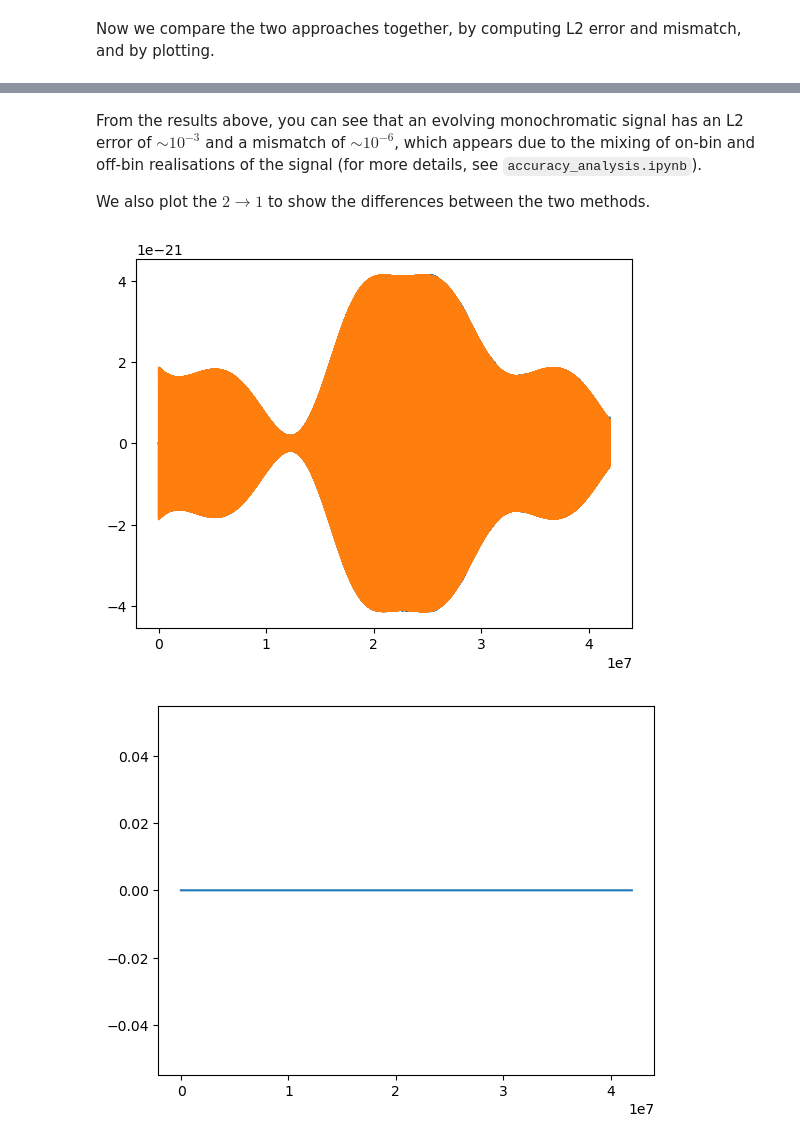
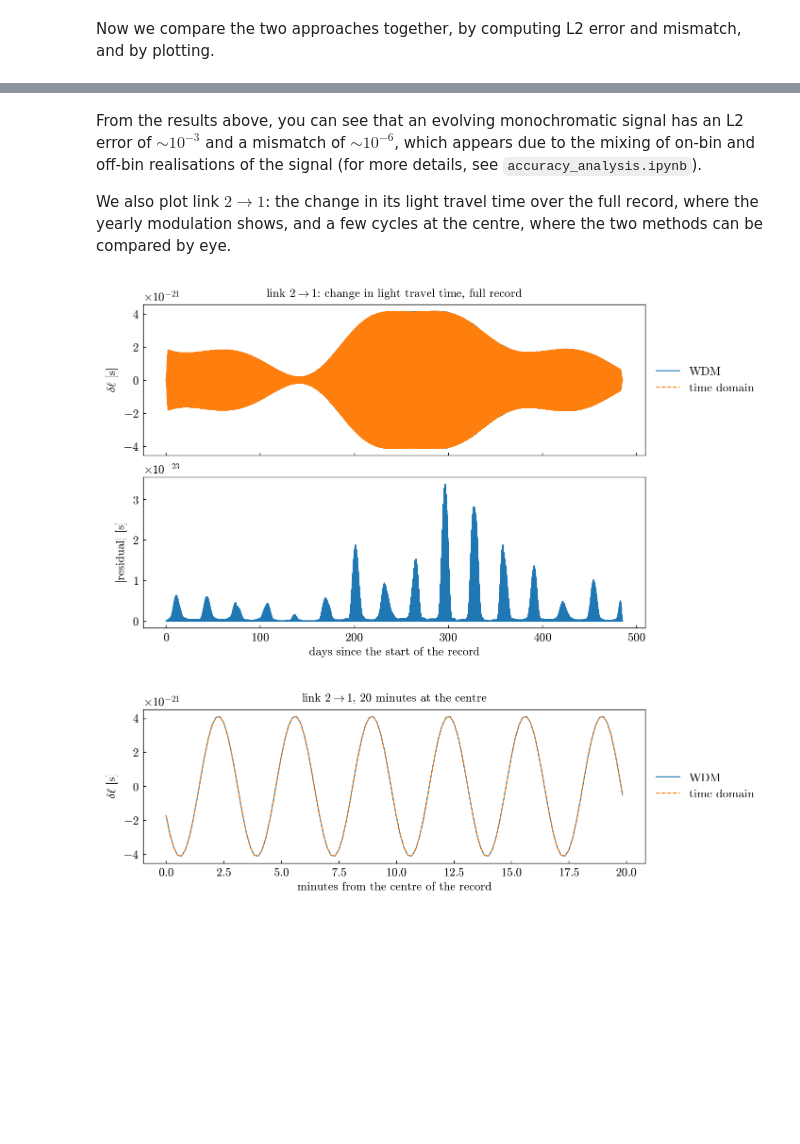
Before and after one commit to tomaszkinowski/WDM_LISAresponse, a Jupyter notebook: examples/getting_started.ipynb, the cells around one changed output, grey strips where cells are left out. Cells and saved outputs as stored; diff of their text form; code cells hidden in the pictures; blank space fills up the shorter version.

Commit message:
Small changes to getting_started

```diff
--- a/examples/getting_started.ipynb
+++ b/examples/getting_started.ipynb
@@ -124,8 +193,12 @@ We compute the response for our supplied waveform. The default calculation takes
 
 By default, we calculate all six links, if you want to compute a subset, use the `utils.py` function `Link`.
 # %%
-wdm_one_arm_responses = response(theta=theta, phi=phi, h_plus=wdm_h_plus, h_cross=wdm_h_cross)
+start = time.perf_counter()
+wdm_one_arm_responses = jax.block_until_ready(
+    response(theta=theta, phi=phi, h_plus=wdm_h_plus, h_cross=wdm_h_cross))
+first_call = time.perf_counter() - start
 
 print(wdm_one_arm_responses.shape)
+print(f"{first_call:.1f} s, including JAX compilation on this first call")
 # %% [output]
 (6, 32796, 128)
@@ -144,8 +221,11 @@ print(wdm_one_arm_response_12.shape)
 # %% [markdown]
 We compute the time domain response, note that this method is slower.
 # %%
-td_one_arm_responses = response.one_arm_response_time_domain(theta = theta, phi=phi, h_plus=h_plus_pad, h_cross=h_cross_pad)
+start = time.perf_counter()
+td_one_arm_responses = jax.block_until_ready(response.one_arm_response_time_domain(
+    theta=theta, phi=phi, h_plus=h_plus_pad, h_cross=h_cross_pad))
 
 print(td_one_arm_responses.shape)
+print(f"{time.perf_counter() - start:.1f} s")
 # %% [output]
 (6, 4197888)
@@ -193,21 +274,42 @@ Link(1->2)
 # %% [markdown]
 From the results above, you can see that an evolving monochromatic signal has an L2 error of $\sim 10^{-3}$ and a mismatch of $\sim 10^{-6}$, which appears due to the mixing of on-bin and off-bin realisations of the signal (for more details, see `accuracy_analysis.ipynb`).
 
-We also plot the $2\rightarrow 1$ to show the differences between the two methods.
+We also plot link $2\rightarrow 1$: the change in its light travel time over the full record, where the yearly modulation shows, and a few cycles at the centre, where the two methods can be compared by eye.
 # %%
-wdm_one_arm_response_12_in_td = wdm.idwt(wdm_one_arm_responses[0,:])
-td_one_arm_response_12 = td_one_arm_responses[0,:]
+# Row 0 is link 2 -> 1 (sender 2, receiver 1).
+wdm_one_arm_response_21_in_td = np.asarray(wdm.idwt(wdm_one_arm_responses[0]))
+td_one_arm_response_21 = np.asarray(td_one_arm_responses[0])
 
-#we plot the signal for a range of 30 days starting from the centre of the data stream.
+# The full record, on the rows the mismatch above is computed on. The mHz
+# oscillation is far too fast to resolve here, but the width of the band follows
+# its amplitude, which is modulated over the year as the constellation turns.
+interior = slice(cut_info["rows_cut_left"] * Nf,
+                 (cut_info["wdm_Nt"] - cut_info["rows_cut_right"]) * Nf)
+days = (times_pad[interior] - t0) / 86400
 
-plt.plot(times_pad-t0, wdm_one_arm_response_12_in_td)
-plt.plot(times_pad-t0, td_one_arm_response_12)
+fig, axes = plt.subplots(2, 1, figsize=(7, 4), sharex=True, layout="constrained")
+axes[0].plot(days, wdm_one_arm_response_21_in_td[interior], label="WDM")
+axes[0].plot(days, td_one_arm_response_21[interior], ls="--", label="time domain")
+axes[0].set(ylabel=r"$\delta\ell$ [s]",
+            title=r"link $2 \rightarrow 1$: change in light travel time, full record")
+axes[0].legend(loc="center left", bbox_to_anchor=(1, 0.5))
+
+axes[1].plot(days, np.abs(td_one_arm_response_21 - wdm_one_arm_response_21_in_td)[interior])
+axes[1].set(xlabel="days since the start of the record", ylabel=r"$|$residual$|$ [s]")
 plt.show()
 
-#residual of the two links
+# A few cycles at the centre, where the two curves can be told apart.
+centre = len(times_pad) // 2
+zoom = slice(centre, centre + int(20 * 60 / dt))
+minutes = (times_pad[zoom] - times_pad[centre]) / 60
 
-plt.plot(times_pad-t0, np.abs(td_one_arm_response_12-td_one_arm_response_12))
+fig, ax = plt.subplots(figsize=(7, 2.2), layout="constrained")
+ax.plot(minutes, wdm_one_arm_response_21_in_td[zoom], label="WDM")
+ax.plot(minutes, td_one_arm_response_21[zoom], ls="--", label="time domain")
+ax.set(xlabel="minutes from the centre of the record", ylabel=r"$\delta\ell$ [s]",
+       title=r"link $2 \rightarrow 1$, 20 minutes at the centre")
+ax.legend(loc="center left", bbox_to_anchor=(1, 0.5))
 plt.show()
 # %% [output]
-[figure, old version]
+[figure, new version]
-[figure, old version]
+[figure, new version]
```
Also changed, not shown: parts of 17 cells of this notebook.
